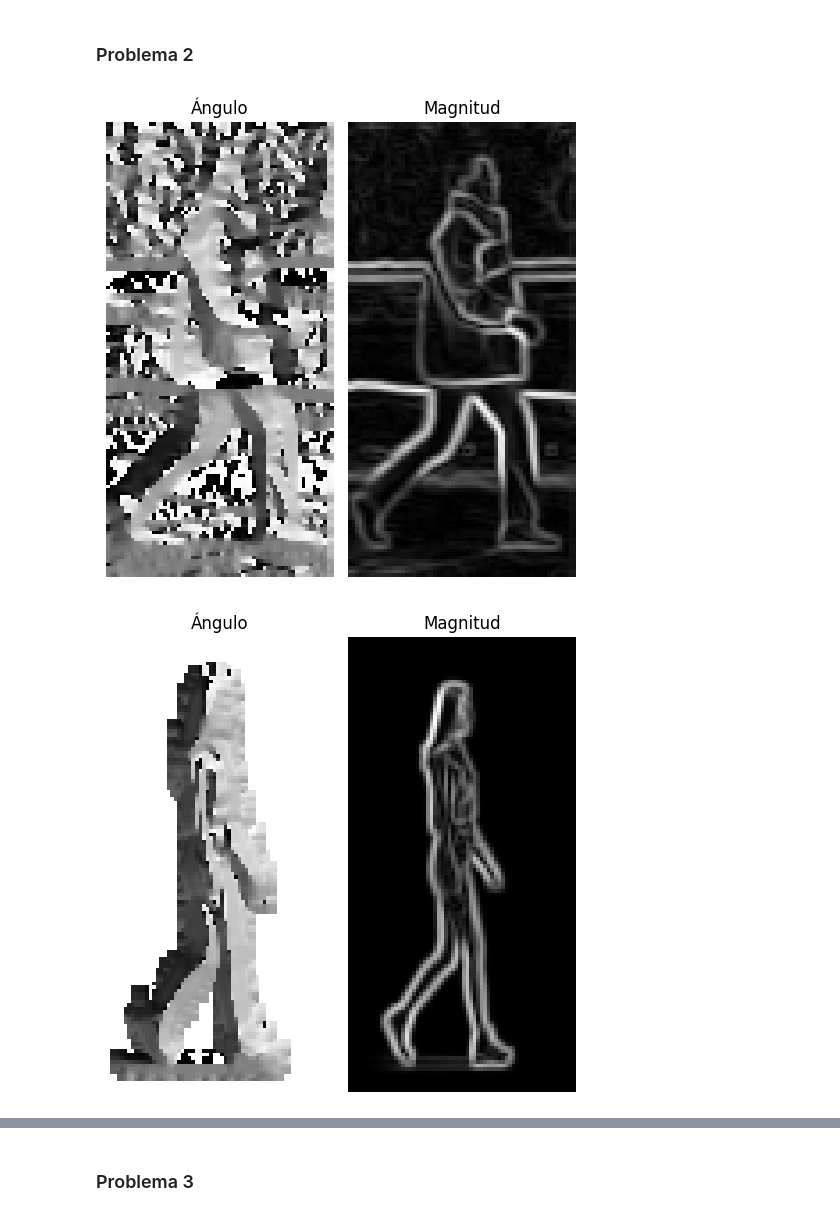
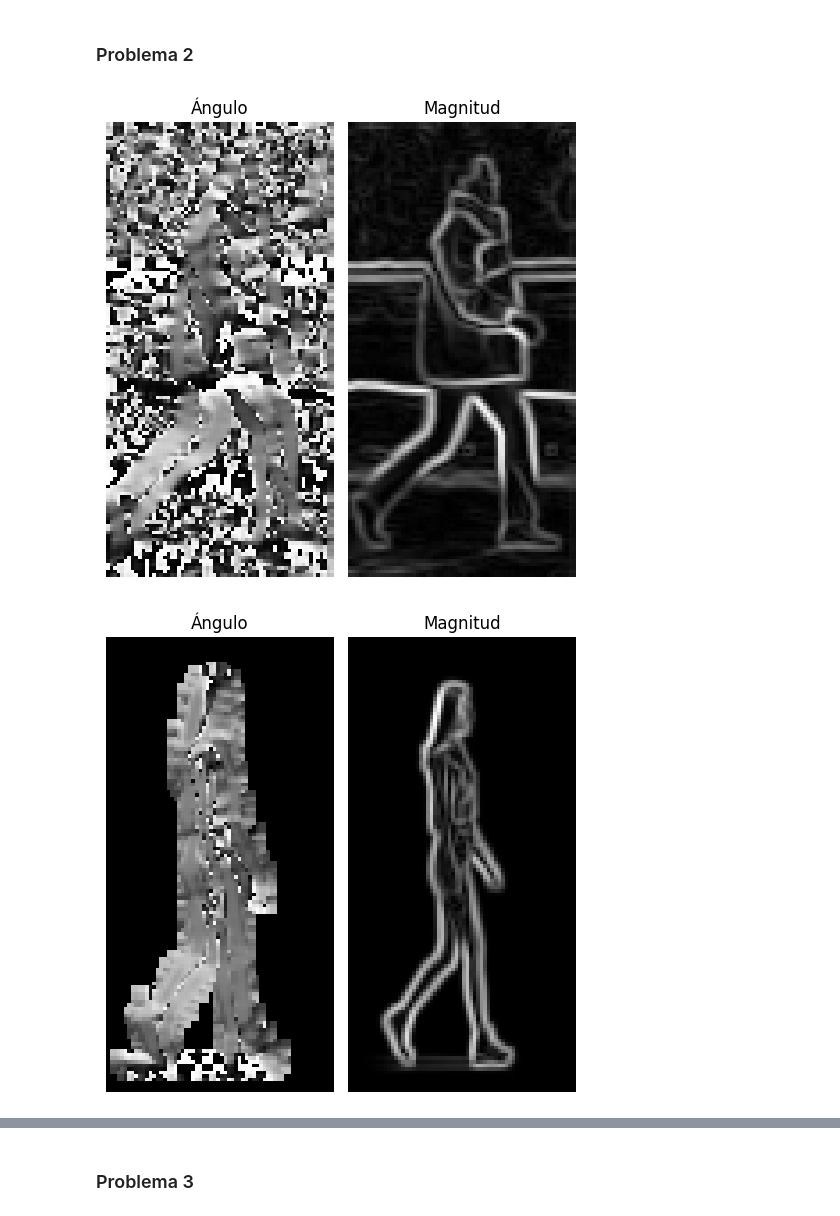
Before and after one commit to Dahernandezsilve/VCHoGLab3, a Jupyter notebook: Lab03.ipynb, the cells around one changed output, grey strips where cells are left out. Drawn from its saved outputs; the diff is of its cells as text; code cells hidden in the pictures.

```diff
--- a/Lab03.ipynb
+++ b/Lab03.ipynb
@@ -45,27 +45,27 @@ Shape final: (128, 64)
 # %% [markdown]
 ### Problema 2
 # %%
-
 def calculateAngleAndMagnitude(I):
     Ix = ski.filters.prewitt_h(I)
     Iy = ski.filters.prewitt_v(I)
-    angle = ski.img_as_float(180 + (180 / 3.14159265358979323846) * np.arctan2(Iy, Ix))
-    magnitude = ski.img_as_float(np.sqrt(Ix**2 + Iy**2))
+    magnitude = np.sqrt(Ix**2 + Iy**2)
+    angle = (np.arctan2(-Iy, Ix) * 180 / np.pi) % 180
     return angle, magnitude
+
 
 for i in arrayImages:
     angle, magnitude = calculateAngleAndMagnitude(i)
     plt.figure(figsize=(5, 5))
     plt.subplot(1, 2, 1)
     plt.imshow(angle, cmap='gray')
     plt.title("Ángulo")
     plt.axis('off')
     plt.subplot(1, 2, 2)
     plt.imshow(magnitude, cmap='gray')
     plt.title("Magnitud")
     plt.axis('off')
     plt.tight_layout()
     plt.show()
 # %% [output]
-[figure, old version]
+[figure, new version]
-[figure, old version]
+[figure, new version]
```
Also changed, not shown: parts of 4 cells of this notebook.
